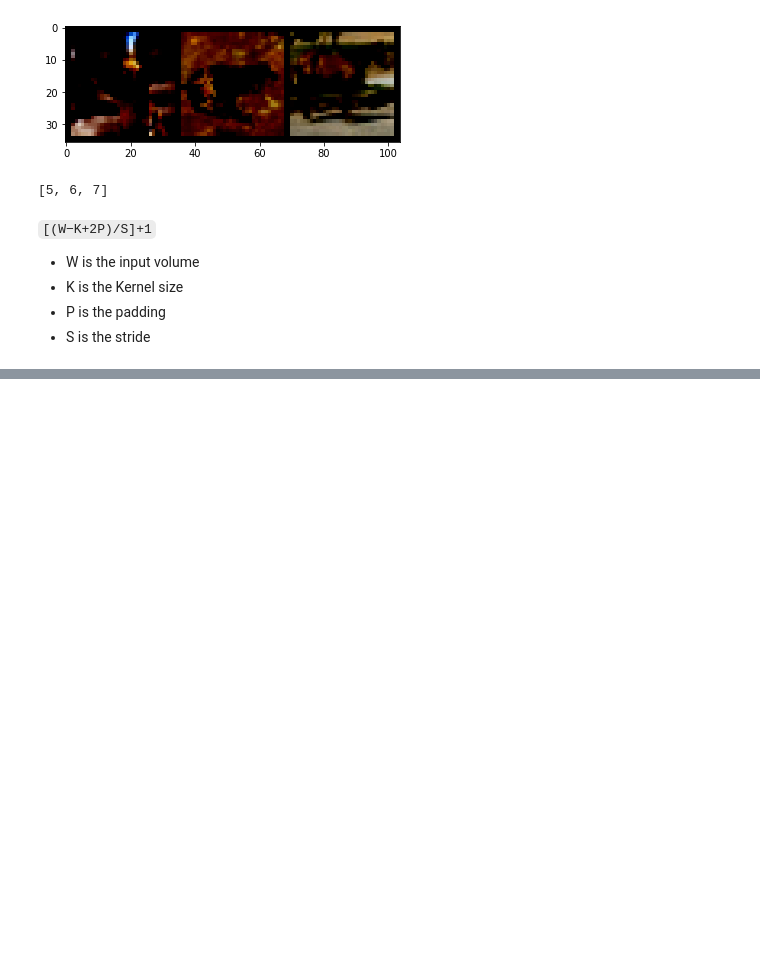
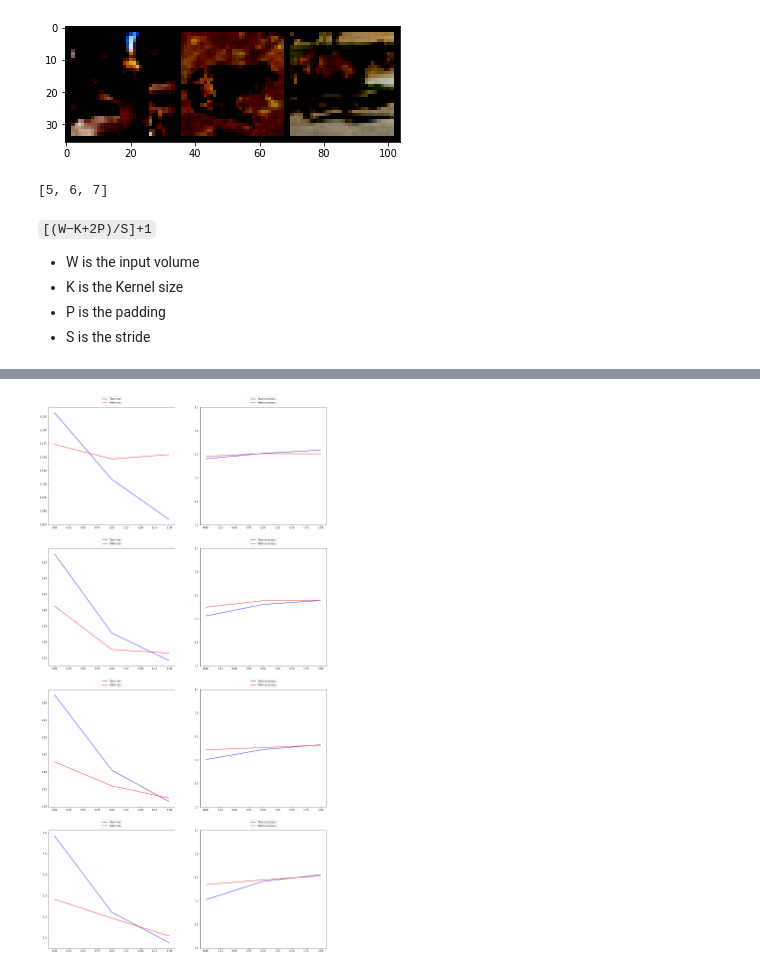
Before and after one commit to versenyi98/CIFAR-10-classsification, a Jupyter notebook: CIFAR-10 Classification.ipynb, the cells around one changed output, grey strips where cells are left out. Drawn from its saved outputs; the diff is of its cells as text; code cells hidden in the pictures; blank space fills up the shorter version.

Commit message:
Add topK accuracy, plot accuracy of training and validation

```diff
--- a/CIFAR-10 Classification.ipynb
+++ b/CIFAR-10 Classification.ipynb
@@ -108,10 +113,18 @@ class CNN(nn.Module):
         x = self.fc[len(self.fc) - 1](x)
 
         return x
+# %%
+def class_accuracy(preds, y):
+    rounded_preds = preds.argmax(1)
+    correct = (rounded_preds == y).float()
+
+    acc = correct.sum() / len(correct)
+    return acc
 # %%
 def train(model, iterator, optimizer, criterion, bar):
 
     epoch_loss = 0
+    epoch_acc = 0
 
     model.train()
 
@@ -126,24 +139,29 @@ def train(model, iterator, optimizer, criterion, bar):
 
         predictions = model(inputs)
 
+        acc = class_accuracy(predictions, labels)
+
         loss = criterion(predictions, labels)
         loss.backward()
 
         optimizer.step()
 
         epoch_loss += loss.item()
+        epoch_acc += acc.item()
 
         bar.set_postfix(loss=epoch_loss / (idx + 1))
+        bar.set_postfix(acc=epoch_acc / (idx + 1))
         bar.update()
 
-    return epoch_loss / len(iterator)
+    return epoch_loss / len(iterator), epoch_acc / len(iterator)
 # %%
 def evaluate(model, iterator, criterion, bar):
 
     epoch_loss = 0
+    epoch_acc = 0
 
     model.eval()
-    total_predicted = []
+    predictions_list = []
 
     with torch.no_grad():
 
@@ -154,20 +172,22 @@ def evaluate(model, iterator, criterion, bar):
             labels = labels.cuda() if use_cuda else labels
 
             predictions = model(inputs)
+            predictions_list += predictions
 
             loss = criterion(predictions, labels)
 
+            acc = class_accuracy(predictions, labels)
+
             epoch_loss += loss.item()
-
-            _, predicted = torch.max(predictions.data, 1)
-            total_predicted += predicted.tolist()
+            epoch_acc += acc.item()
 
             bar.set_postfix(loss=epoch_loss / (idx + 1))
+            bar.set_postfix(acc=epoch_acc / (idx + 1))
             bar.update()
 
-    return epoch_loss / len(iterator), total_predicted
+    return epoch_loss / len(iterator), epoch_acc / len(iterator),  predictions_list
 # %%
-epochs = 10
+epochs = 45
 # %% [markdown]
 `[(W−K+2P)/S]+1`
 
@@ -295,0 +323,16 @@ plt.show()
+# %%
+fig, axs = plt.subplots(len(setups), 2, figsize=(10 * 2, 10 * len(setups)))
+
+for setup_idx in range(len(setups)):
+    axs[setup_idx, 0].plot([*range(epochs)], train_losses[setup_idx], color = 'b', label='Train loss')
+    axs[setup_idx, 0].plot([*range(epochs)], valid_losses[setup_idx], color = 'r', label='Valid loss')
+    axs[setup_idx, 0].legend(loc="upper center", bbox_to_anchor=(0.5, 1.1), ncol=1)
+
+    axs[setup_idx, 1].axis(ymin = 0, ymax = 1)
+    axs[setup_idx, 1].plot([*range(epochs)], train_accs[setup_idx], color = 'b', label='Train accuracy')
+    axs[setup_idx, 1].plot([*range(epochs)], valid_accs[setup_idx], color = 'r', label='Valid accuracy')
+    axs[setup_idx, 1].legend(loc="upper center", bbox_to_anchor=(0.5, 1.1), ncol=1)
+
+plt.show()
+# %% [output]
+[figure, added]
```
Also changed, not shown: parts of 8 cells of this notebook.
